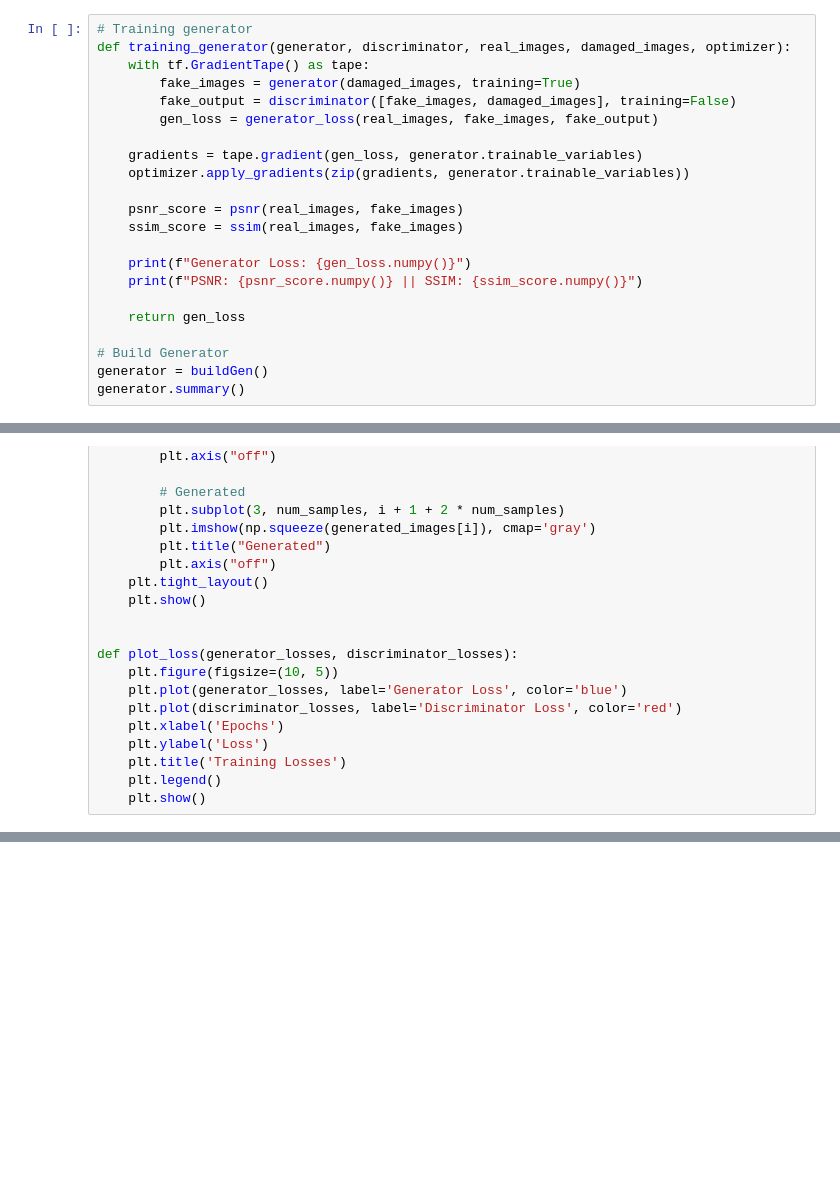
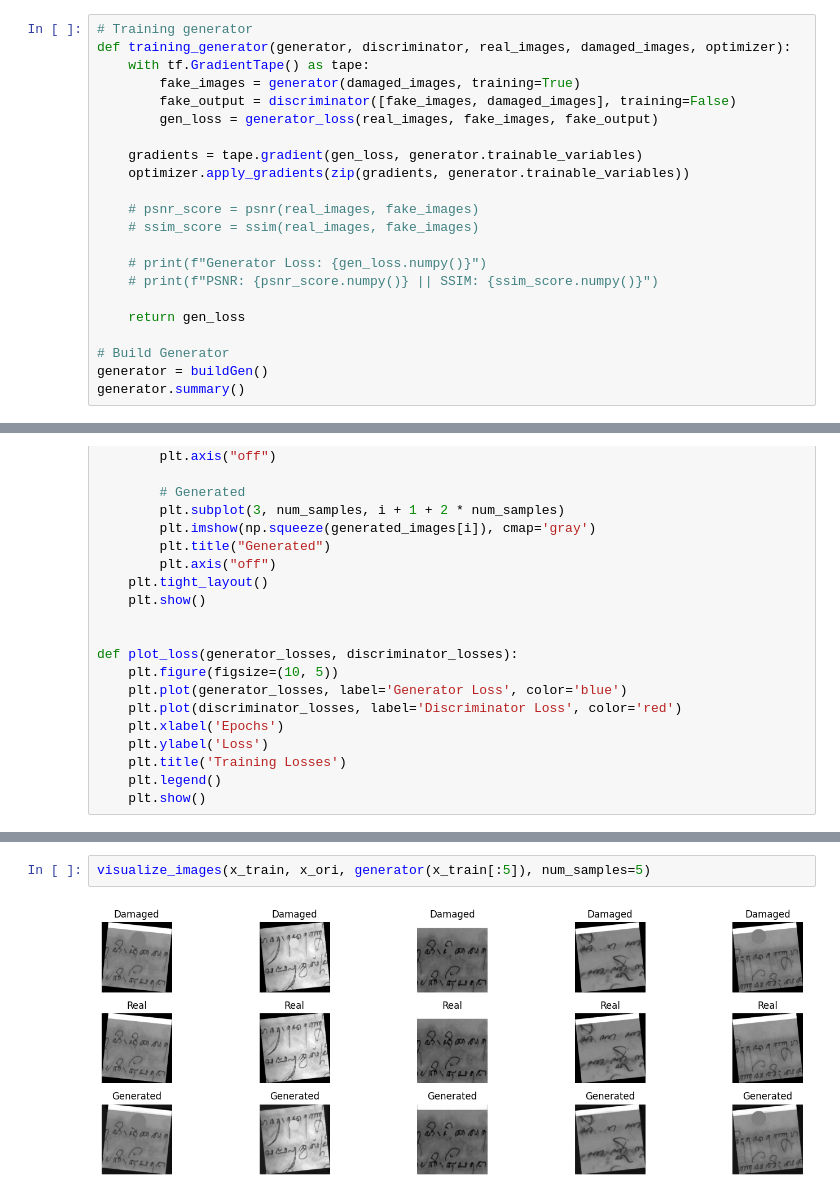
Before and after one commit to dvlboo/manuscript-restoration, a Jupyter notebook: __main__CosineDecay.ipynb, the cells around one changed output, grey strips where cells are left out. Drawn from its saved outputs; the diff is of its cells as text; blank space fills up the shorter version.

```diff
--- a/__main__CosineDecay.ipynb
+++ b/__main__CosineDecay.ipynb
@@ -170,11 +200,11 @@ def training_generator(generator, discriminator, real_images, damaged_images, op
 	gradients = tape.gradient(gen_loss, generator.trainable_variables)
 	optimizer.apply_gradients(zip(gradients, generator.trainable_variables))
 
-	psnr_score = psnr(real_images, fake_images)
-	ssim_score = ssim(real_images, fake_images)
+	# psnr_score = psnr(real_images, fake_images)
+	# ssim_score = ssim(real_images, fake_images)
 
-	print(f"Generator Loss: {gen_loss.numpy()}")
-	print(f"PSNR: {psnr_score.numpy()} || SSIM: {ssim_score.numpy()}")
+	# print(f"Generator Loss: {gen_loss.numpy()}")
+	# print(f"PSNR: {psnr_score.numpy()} || SSIM: {ssim_score.numpy()}")
 
 	return gen_loss
 
@@ -275,0 +377,4 @@ train_model(generator, discriminator, damaged_images, real_images, epochs)
+# %%
+visualize_images(x_train, x_ori, generator(x_train[:5]), num_samples=5)
+# %% [output]
+[figure, added]
```
Also changed, not shown: parts of 10 cells of this notebook, 8 other files.
